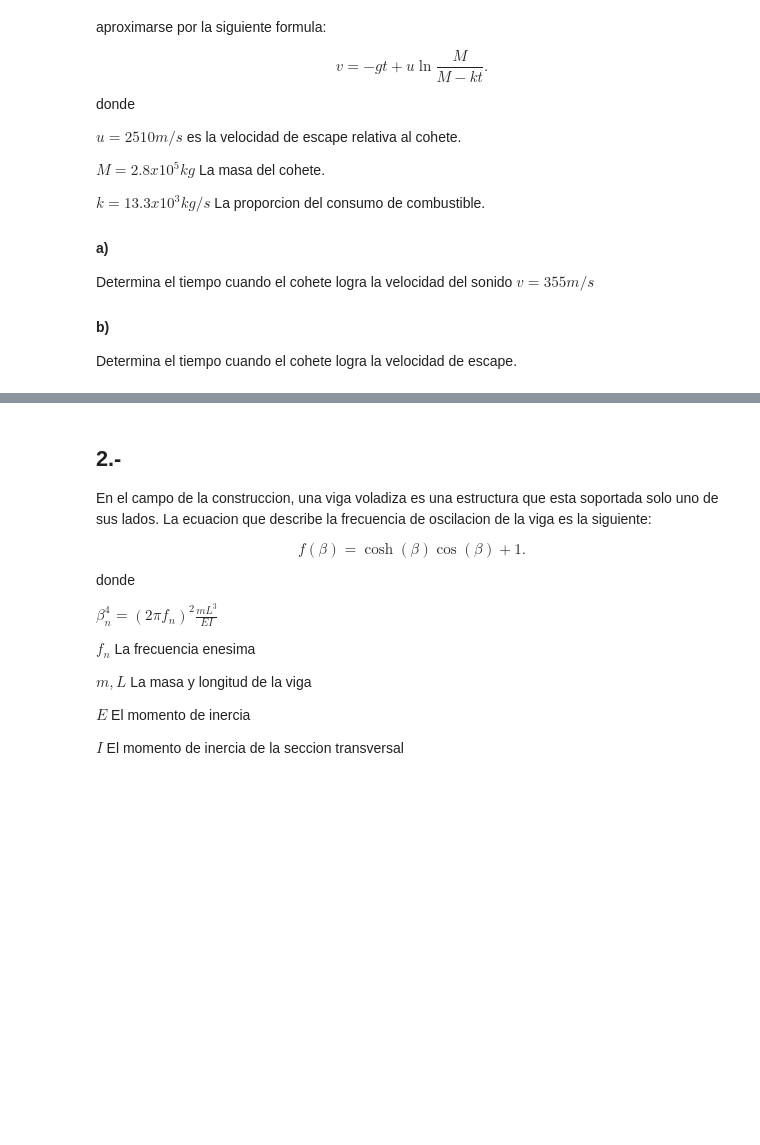
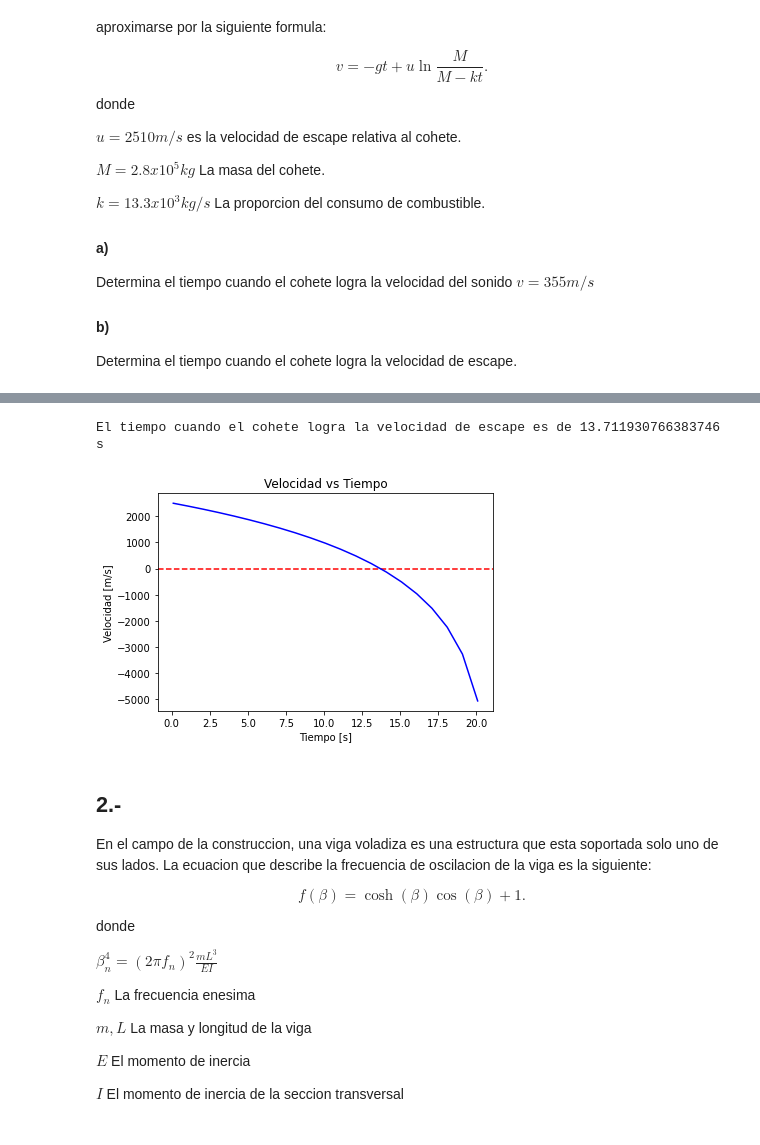
Before and after one commit to AndresAVargas/Fisica_Computacional, a Jupyter notebook: Practicas/Practica2.ipynb, the cells around one changed output, grey strips where cells are left out. Cells and saved outputs as stored; diff of their text form; code cells hidden in the pictures; blank space fills up the shorter version.

```diff
--- a/Practicas/Practica2.ipynb
+++ b/Practicas/Practica2.ipynb
@@ -69,3 +75,21 @@ print(secante(f, 0.1, 3, 1e-9)[-1])
+# %%
+#b)
+v=2510
+g=9.81
+u=2510
+M=2.8e5
+k=13.3e3
+t=arange(0.1,500)
+axhline(0, color="r", linestyle="--")
+title('Velocidad vs Tiempo')
+ylabel('Velocidad [m/s]')
+xlabel('Tiempo [s]')
+plot(t,f(t), "b")
+T=secante(f, 10, 17, 1e-9)[-1][0]
+print("El tiempo cuando el cohete logra la velocidad de escape es de", T, "s")
+# %% [output]
+El tiempo cuando el cohete logra la velocidad de escape es de 13.711930766383746 s
+[figure, added]
 # %% [markdown]
 ## 2.-
 En el campo de la construccion, una viga voladiza es una estructura que esta soportada solo uno de sus lados. La ecuacion que describe la frecuencia de oscilacion de la viga es la siguiente:
```
Also changed, not shown: parts of 4 cells of this notebook.
